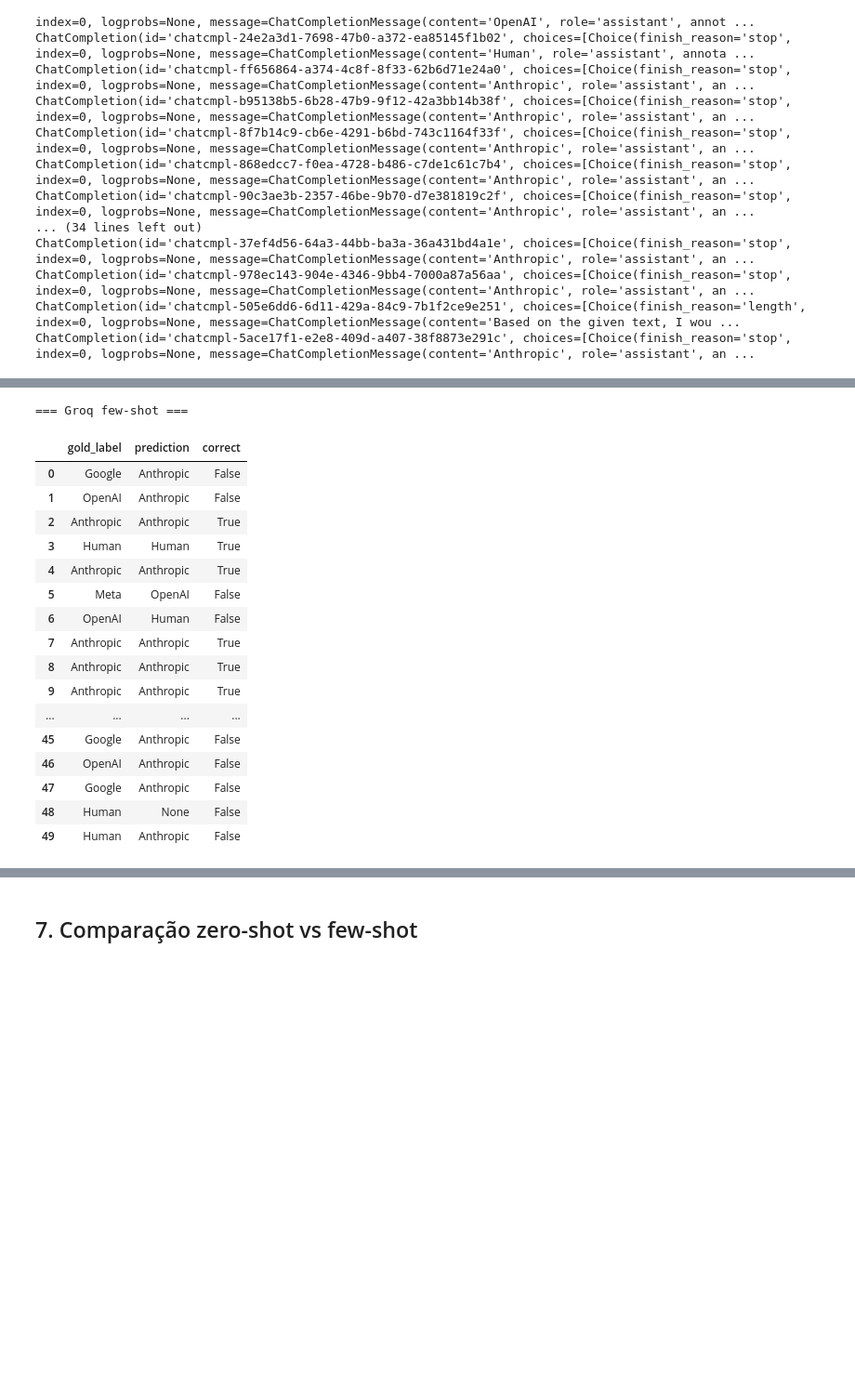
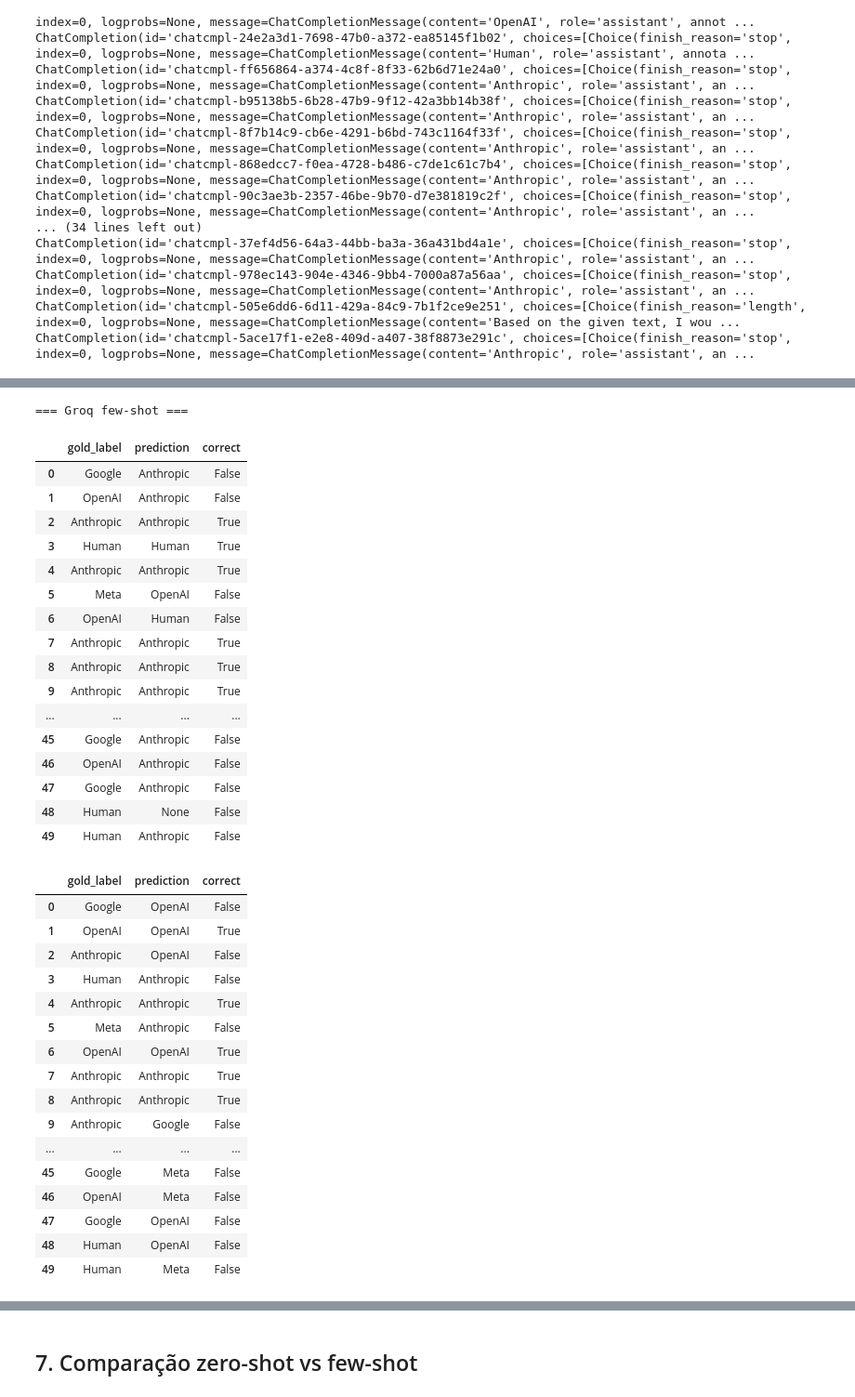
Before and after one commit to gabrielRibeir0/llm-detector, a Jupyter notebook: zero_few_shot.ipynb, the cells around one changed output, grey strips where cells are left out. Shown at 93% size. Drawn from its saved outputs; the diff is of its cells as text; code cells hidden in the pictures; blank space fills up the shorter version.

```diff
--- a/zero_few_shot.ipynb
+++ b/zero_few_shot.ipynb
@@ -478,3 +494,11 @@ ChatCompletion(id='chatcmpl-37ef4d56-64a3-44bb-ba3a-36a431bd4a1e', choices=[Choi
 ChatCompletion(id='chatcmpl-978ec143-904e-4346-9bb4-7000a87a56aa', choices=[Choice(finish_reason='stop', index=0, logprobs=None, message=ChatCompletionMessage(content='Anthropic', role='assistant', an ...
 ChatCompletion(id='chatcmpl-505e6dd6-6d11-429a-84c9-7b1f2ce9e251', choices=[Choice(finish_reason='length', index=0, logprobs=None, message=ChatCompletionMessage(content='Based on the given text, I wou ...
 ChatCompletion(id='chatcmpl-5ace17f1-e2e8-409d-a407-38f8873e291c', choices=[Choice(finish_reason='stop', index=0, logprobs=None, message=ChatCompletionMessage(content='Anthropic', role='assistant', an ...
+# %%
+fs_groq_preds11, fs_groq_raw = run_experiment(
+    df_test.to_dict(orient="records"),
+    ask_fn=ask_groq,
+    model_name=GROQ_MODEL1,
+    prompt_builder=build_few_shot_prompt,
+    support_examples=support_examples1,
+)
@@ -496,0 +550,9 @@ KeyboardInterrupt:
+# %%
+
+fs_groq_preds22, fs_groq_raw = run_experiment(
+    df_test.to_dict(orient="records"),
+    ask_fn=ask_groq,
+    model_name=GROQ_MODEL2,
+    prompt_builder=build_few_shot_prompt,
+    support_examples=support_examples1,
+)
@@ -497,29 +577,48 @@ KeyboardInterrupt:
 # %%
 df_fs_groq1    = evaluate_predictions(fs_groq_preds1,    gold_test)
+df_fs_groq11    = evaluate_predictions(fs_groq_preds11,    gold_test)
 df_fs_groq2    = evaluate_predictions(fs_groq_preds2,    gold_test)
+df_fs_groq22    = evaluate_predictions(fs_groq_preds22,    gold_test)
 
 print("=== Groq few-shot ===")
 display(df_fs_groq1)
 display(df_fs_groq2)
 # %% [output]
 === Groq few-shot ===
 |  | gold_label | prediction | correct |
 | 0 | Google | Anthropic | False |
 | 1 | OpenAI | Anthropic | False |
 | 2 | Anthropic | Anthropic | True |
 | 3 | Human | Human | True |
 | 4 | Anthropic | Anthropic | True |
 | 5 | Meta | OpenAI | False |
 | 6 | OpenAI | Human | False |
 | 7 | Anthropic | Anthropic | True |
 | 8 | Anthropic | Anthropic | True |
 | 9 | Anthropic | Anthropic | True |
 | ... | ... | ... | ... |
 | 45 | Google | Anthropic | False |
 | 46 | OpenAI | Anthropic | False |
 | 47 | Google | Anthropic | False |
 | 48 | Human | None | False |
 | 49 | Human | Anthropic | False |
+|  | gold_label | prediction | correct |
+| 0 | Google | OpenAI | False |
+| 1 | OpenAI | OpenAI | True |
+| 2 | Anthropic | OpenAI | False |
+| 3 | Human | Anthropic | False |
+| 4 | Anthropic | Anthropic | True |
+| 5 | Meta | Anthropic | False |
+| 6 | OpenAI | OpenAI | True |
+| 7 | Anthropic | Anthropic | True |
+| 8 | Anthropic | Anthropic | True |
+| 9 | Anthropic | Google | False |
+| ... | ... | ... | ... |
+| 45 | Google | Meta | False |
+| 46 | OpenAI | Meta | False |
+| 47 | Google | OpenAI | False |
+| 48 | Human | OpenAI | False |
+| 49 | Human | Meta | False |
 # %%
 fs_mistral_preds1, fs_mistral_raw1 = run_experiment(
     df_test.to_dict(orient="records"),
```
Also changed, not shown: parts of 17 cells of this notebook.
